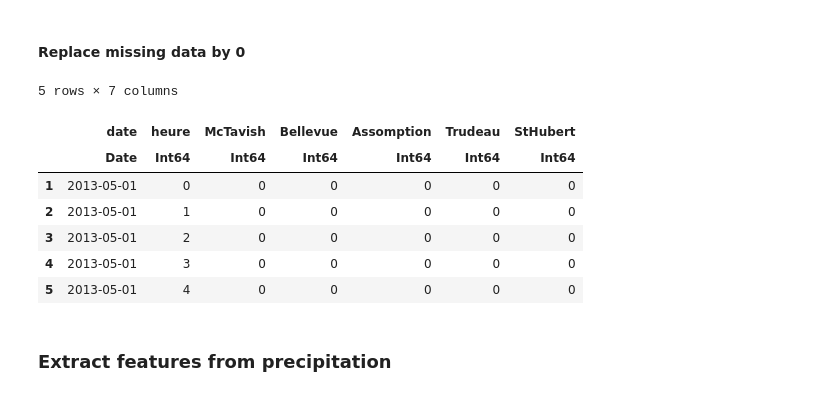
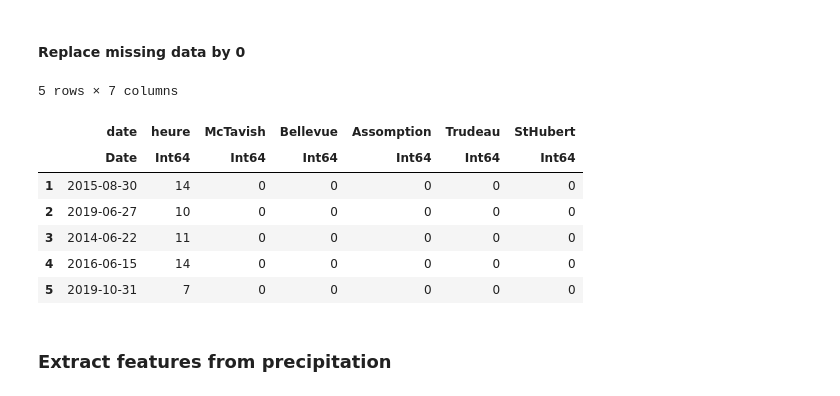
Before and after one commit to JeyzerMC/MTH3302-Project, a Jupyter notebook: Data_Processing.ipynb, the cells around one changed output. Saved outputs shown, nothing was run; the diff lists cells and outputs as text; code cells hidden in the pictures.

```diff
--- a/Data_Processing.ipynb
+++ b/Data_Processing.ipynb
@@ -119,20 +104,20 @@ precipitation = filter(row -> month(row.date) < 11, precipitation);
 # %%
 precipitation[!,:McTavish] = coalesce.(precipitation[:,:McTavish], 0);
 precipitation[!,:Bellevue] = coalesce.(precipitation[:,:Bellevue], 0);
 precipitation[!,:Assomption] = coalesce.(precipitation[:,:Assomption], 0);
 precipitation[!,:Trudeau] = coalesce.(precipitation[:,:Trudeau], 0);
 precipitation[!,:StHubert] = coalesce.(precipitation[:,:StHubert], 0);
 
-first(precipitation, 5)
+first(shuffleDf(precipitation), 5)
 # %% [output]
 5 rows × 7 columns
 |  | date | heure | McTavish | Bellevue | Assomption | Trudeau | StHubert |
 |  | Date | Int64 | Int64 | Int64 | Int64 | Int64 | Int64 |
-| 1 | 2013-05-01 | 0 | 0 | 0 | 0 | 0 | 0 |
-| 2 | 2013-05-01 | 1 | 0 | 0 | 0 | 0 | 0 |
-| 3 | 2013-05-01 | 2 | 0 | 0 | 0 | 0 | 0 |
-| 4 | 2013-05-01 | 3 | 0 | 0 | 0 | 0 | 0 |
-| 5 | 2013-05-01 | 4 | 0 | 0 | 0 | 0 | 0 |
+| 1 | 2015-08-30 | 14 | 0 | 0 | 0 | 0 | 0 |
+| 2 | 2019-06-27 | 10 | 0 | 0 | 0 | 0 | 0 |
+| 3 | 2014-06-22 | 11 | 0 | 0 | 0 | 0 | 0 |
+| 4 | 2016-06-15 | 14 | 0 | 0 | 0 | 0 | 0 |
+| 5 | 2019-10-31 | 7 | 0 | 0 | 0 | 0 | 0 |
 # %% [markdown]
 ### Extract features from precipitation
 # %% [markdown]
```
Also changed, not shown: parts of 28 cells of this notebook, 5 other files.
